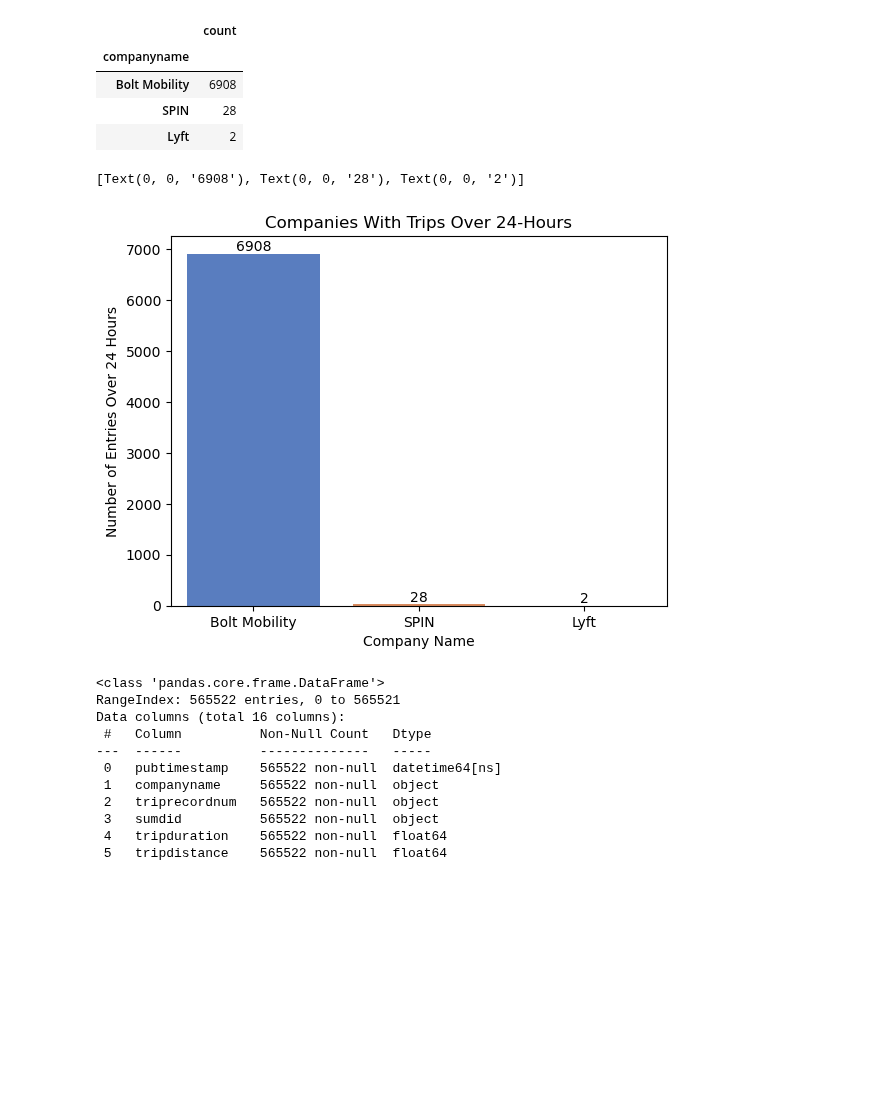
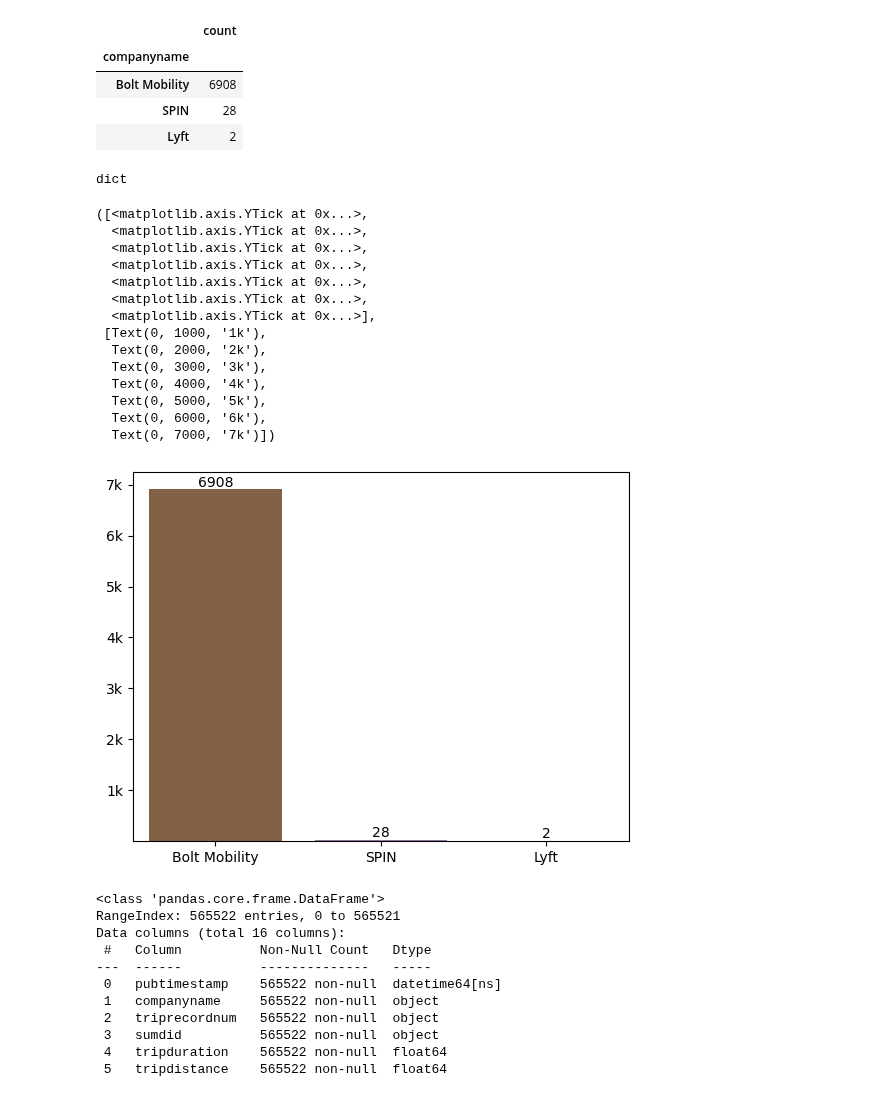
Before and after one commit to NSS-Data-Analytics-Cohort-10/scooters-group-2, a Jupyter notebook: notebooks/scooters_notebook.ipynb, the cells around one changed output. Drawn from its saved outputs; the diff is of its cells as text; code cells hidden in the pictures; blank space fills up the shorter version.

```diff
--- a/notebooks/scooters_notebook.ipynb
+++ b/notebooks/scooters_notebook.ipynb
@@ -569,15 +592,35 @@ df_24h_companies.head()
 | Lyft | 2 |
 # %%
 df_24h_companies.reset_index(inplace=True)
+# %%
+type(new_palette1)
+# %% [output]
+dict
 # %%
-h24_bar = sns.barplot(data=df_24h_companies, x='companyname', y='count', palette='muted')
-plt.title('Companies With Trips Over 24-Hours')
-plt.ylabel('Number of Entries Over 24 Hours')
-plt.xlabel('Company Name')
-h24_bar.bar_label(h24_bar.containers[0])
+new_palette1 = {'Bolt Mobility':'#8C613C','SPIN':'#956CB4','Lyft':'#EE854A'}
+
+ax = sns.barplot(data=df_24h_companies, x='companyname', y='count', palette=new_palette1)
+plt.ylabel('')
+plt.xlabel('')
+ax.bar_label(ax.containers[0])
+plt.yticks([1000,2000,3000,4000,5000,6000,7000],
+           ['1k', '2k', '3k', '4k','5k','6k','7k'])
 # %% [output]
-[Text(0, 0, '6908'), Text(0, 0, '28'), Text(0, 0, '2')]
+([<matplotlib.axis.YTick at 0x...>,
+  <matplotlib.axis.YTick at 0x...>,
+  <matplotlib.axis.YTick at 0x...>,
+  <matplotlib.axis.YTick at 0x...>,
+  <matplotlib.axis.YTick at 0x...>,
+  <matplotlib.axis.YTick at 0x...>,
+  <matplotlib.axis.YTick at 0x...>],
+ [Text(0, 1000, '1k'),
+  Text(0, 2000, '2k'),
+  Text(0, 3000, '3k'),
+  Text(0, 4000, '4k'),
+  Text(0, 5000, '5k'),
+  Text(0, 6000, '6k'),
+  Text(0, 7000, '7k')])
-[figure, old version]
+[figure, new version]
 # %%
 trips.info()
 # %% [output]
```
Also changed, not shown: parts of 15 cells of this notebook.
